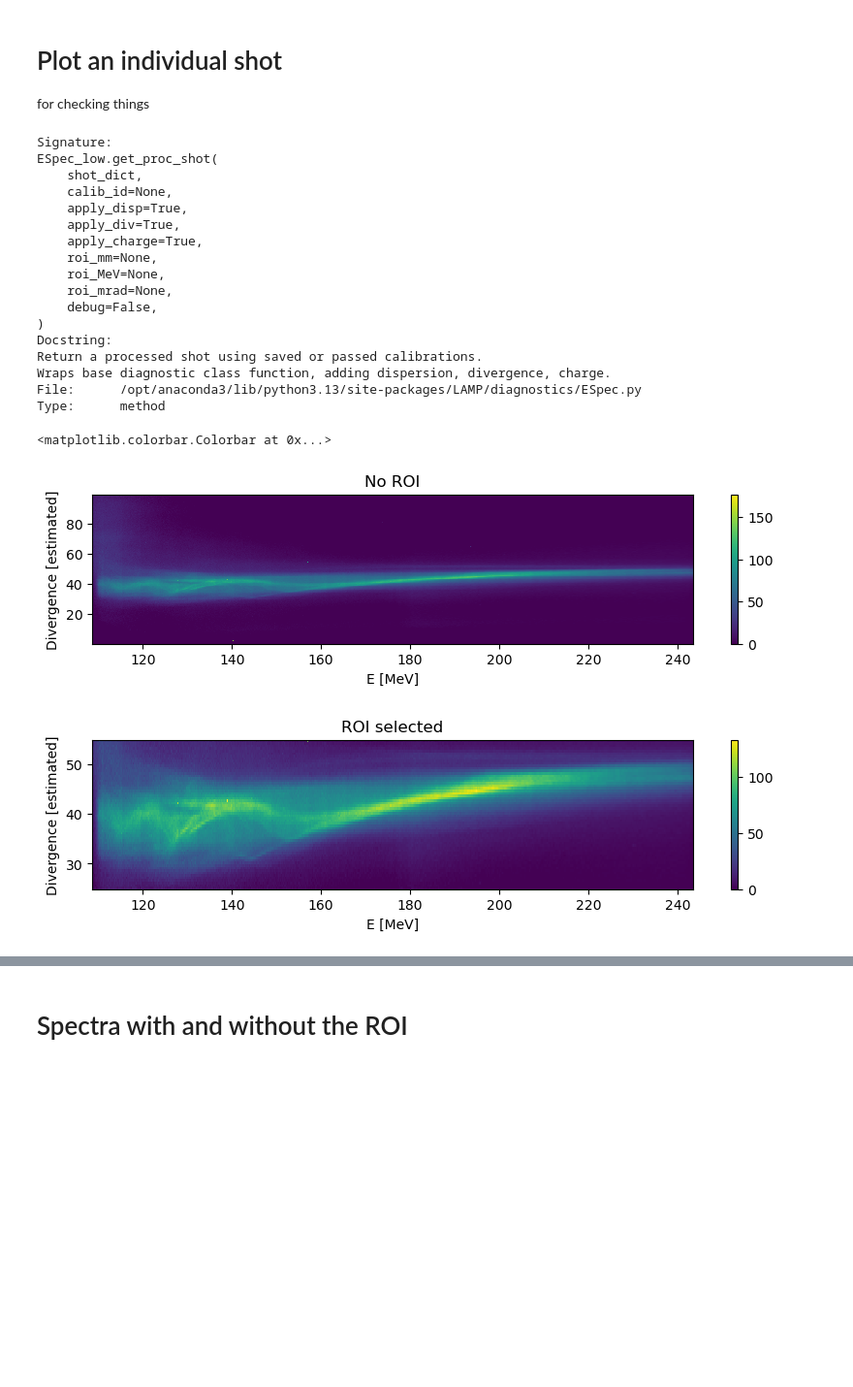
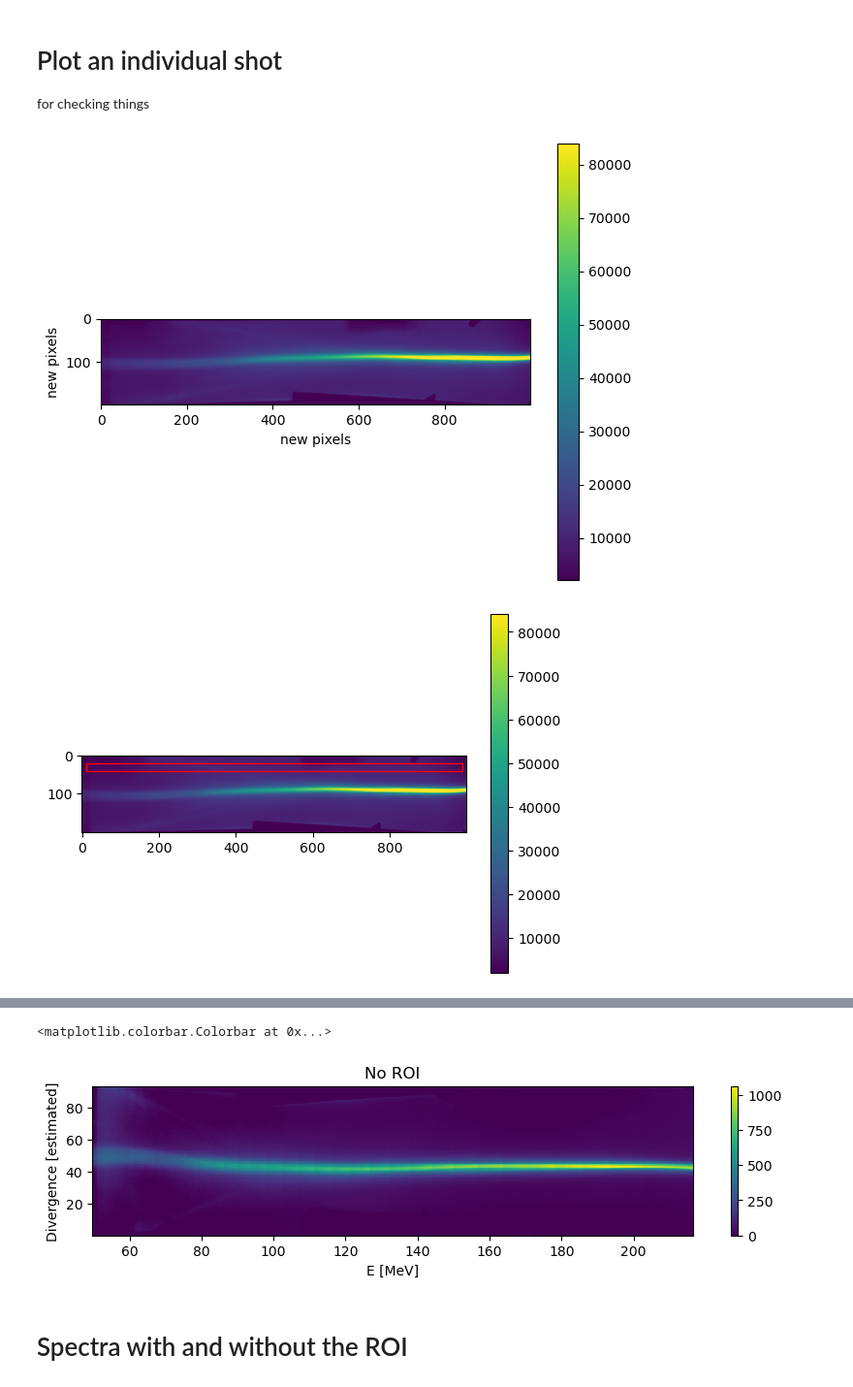
Before and after one commit to cmcanespie01/Gemini_cells_2024, a Jupyter notebook: scripts/ESpec_low/Espec_low_plotting.ipynb, the cells around one changed output, grey strips where cells are left out. Shown at 97% size. Cells and saved outputs as stored; diff of their text form; code cells hidden in the pictures; blank space fills up the shorter version.

```diff
--- a/scripts/ESpec_low/Espec_low_plotting.ipynb
+++ b/scripts/ESpec_low/Espec_low_plotting.ipynb
@@ -58,48 +58,17 @@ plt.tight_layout()
 # Plot an individual shot
 
 for checking things
-# %%
-ESpec_low.get_proc_shot?
-# %% [output]
-Signature:
-ESpec_low.get_proc_shot(
-    shot_dict,
-    calib_id=None,
-    apply_disp=True,
-    apply_div=True,
-    apply_charge=True,
-    roi_mm=None,
-    roi_MeV=None,
-    roi_mrad=None,
-    debug=False,
-)
-Docstring:
-Return a processed shot using saved or passed calibrations.
-Wraps base diagnostic class function, adding dispersion, divergence, charge.
-File:      /opt/anaconda3/lib/python3.13/site-packages/LAMP/diagnostics/ESpec.py
-Type:      method
 # %%
-eg_shot = {'date': 20260910, 'run': 'scans/002', 'shotnum': 4}
-
-
-img, x, y = ESpec_low.get_proc_shot(eg_shot, debug=False)
+# timeline = {'date': 20240304, 'run': 'run11'}
+eg_shot = {'date': '20240304', 'run': 'run11', 'shotnum': 4}
+img, x, y = ESpec_low.get_proc_shot(eg_shot, debug=True)
 
 plt.figure(figsize=(10,2))
 plt.title('No ROI')
 plt.pcolormesh(x, y, img, vmin=0)
 plt.xlabel('E [MeV]')
 plt.ylabel('Divergence [estimated]')
 plt.colorbar()
-
-img, x, y = ESpec_low.get_proc_shot(eg_shot, roi_mrad=[25, 55], debug=False)
-
-plt.figure(figsize=(10,2))
-plt.pcolormesh(x, y, img, vmin=0)
-plt.xlabel('E [MeV]')
-plt.ylabel('Divergence [estimated]')
-plt.title('ROI selected')
-plt.colorbar()
 # %% [output]
-<matplotlib.colorbar.Colorbar at 0x...>
-[figure, old version]
+[figure, new version]
-[figure, old version]
+[figure, new version]
@@ -106,3 +78,5 @@ plt.colorbar()
+<matplotlib.colorbar.Colorbar at 0x...>
+[figure, added]
 # %% [markdown]
 # Spectra with and without the ROI
 # %%
```
Also changed, not shown: parts of 7 cells of this notebook, 9 other files.
